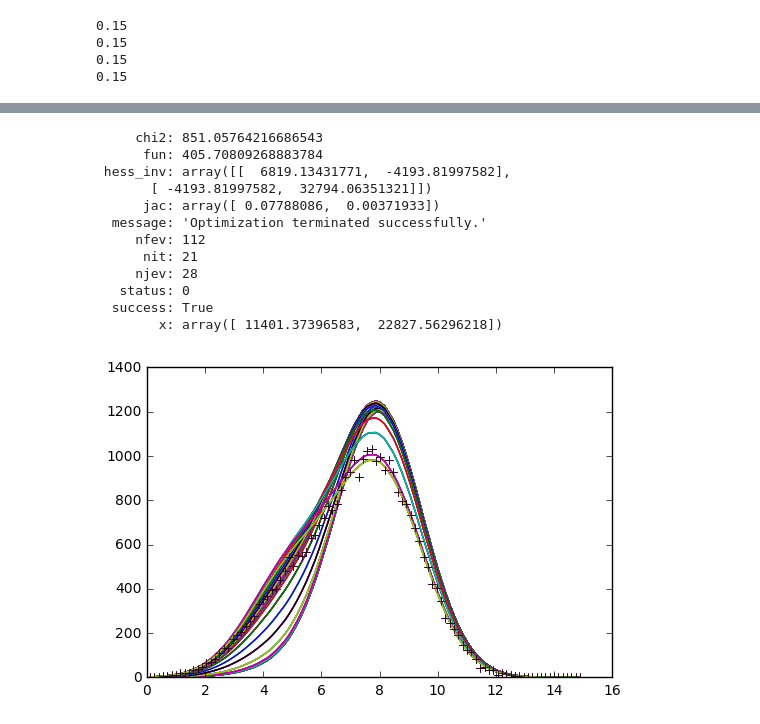
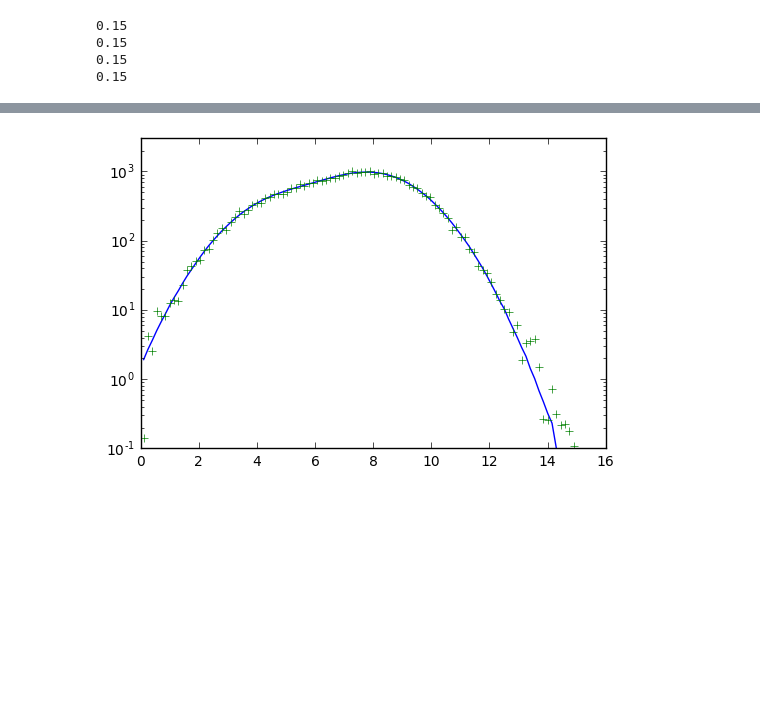
Before and after one commit to bpalmeiro/Next_Energy, a Jupyter notebook: Notebooks/Fits.ipynb, the cells around one changed output, grey strips where cells are left out. Drawn from its saved outputs; the diff is of its cells as text; code cells hidden in the pictures; blank space fills up the shorter version.

```diff
--- a/Notebooks/Fits.ipynb
+++ b/Notebooks/Fits.ipynb
@@ -11,7 +11,7 @@ from scipy.special import gammaln
 from copy import copy
 
 def generalLogPoisson(x,mu):
-    return -mu+x*np.log(mu)-gammaln(x+1)
+    return -mu+x*np.log(mu+0.001)-gammaln(x+1)
 
 
 class Fit():
@@ -27,6 +27,7 @@ class Fit():
             initial values for the fit)
         '''
         self.E = E[:]
+        self.Ep = np.linspace(0.5,2.8,100)
         self.spectrum = spectrum.hist[:]
         for i in PDFs:
             print(i.Int)
@@ -38,28 +39,54 @@ class Fit():
         '''
         function meant to compute the LogLikelihood
         '''
-        print(self.PDFs,nevs)
+        #print(self.PDFs,nevs)
+        for i in nevs:
+            if i<0.: return 1e12
         ypdf = np.array([sum([n*pdfi.pdf(Ei) for pdfi,n in zip(self.PDFs,nevs)]) for Ei in self.E])
         ydat = self.spectrum
-        print(type(ydat))
-        print(type(ypdf))
+        #print(type(ydat))
+        #print(type(ypdf))
         lm = (np.array(generalLogPoisson(ydat,ypdf))).sum()
-        plt.plot(self.E,ypdf)
-        plt.plot(self.E,ydat,'+')
+
 
         return -lm
 
     def FitLLM(self,nevs, **kwargs):
         nevs = np.array(nevs)
         fit = self.LogLikelihood
-        res = sop.minimize(fit,nevs,**kwargs)
+        res = sop.minimize(fit,nevs,method='Nelder-Mead',**kwargs)
         ypdf = np.array([sum([n*pdfi.pdf(Ei) for pdfi,n in zip(self.PDFs,res.x)]) for Ei in self.E])
+
         ydat = self.spectrum
+
+        plt.plot(self.E,ypdf)
+        plt.plot(self.E,ydat,'+')
+        plt.semilogy()
+        plt.ylim([1e-1,3e3])
         chi2 = -1
         if (res.success):
             chi2 = np.sum((ypdf-ydat)**2)/(1.*(len(ypdf)-len(nevs)))
         res.chi2 = chi2
         return res
+
+    def LeastSQ(self,nevs):
+        ypdf = np.array([sum([n*pdfi.pdf(Ei) for pdfi,n in zip(self.PDFs,nevs)]) for Ei in self.E])
+        ydat = self.spectrum
+        return np.power(ypdf-ydat,2).sum()
+
+    def FitLeastSQ(self,nevs,**kwargs):
+        nevs = np.array(nevs)
+        fit = self.LeastSQ
+        res = sop.minimize(fit,nevs,method='Nelder-Mead',**kwargs)
+        ypdf = np.array([sum([n*pdfi.pdf(Ei) for pdfi,n in zip(self.PDFs,res.x)]) for Ei in self.E])
+        ydat = self.spectrum
+        chi2 = -1
+        plt.plot(self.E,ypdf)
+        plt.plot(self.E,ydat,'+')
+        if (res.success):
+            chi2 = np.sum((ypdf-ydat)**2)/(1.*(len(ypdf)-len(nevs)))
+        res.chi2 = chi2
+        return res
 # %%
 auxlist = np.random.normal(5,1.5,10000000)
 a = hist(auxlist,100,0,15)
@@ -108,3 +130,3 @@ w = fit.LogLikelihood([100.,100.])
 # %%
-fit.FitLLM([1000.,30000.], tol=0.1)
+fit.FitLLM([1000.,30000.])
 # %% [output]
@@ -128,15 +144,3 @@ fit.FitLLM([1000.,30000.], tol=0.1)
-     chi2: 851.05764216686543
-      fun: 405.70809268883784
- hess_inv: array([[  6819.13431771,  -4193.81997582],
-       [ -4193.81997582,  32794.06351321]])
-      jac: array([ 0.07788086,  0.00371933])
-  message: 'Optimization terminated successfully.'
-     nfev: 112
-      nit: 21
-     njev: 28
-   status: 0
-  success: True
-        x: array([ 11401.37396583,  22827.56296218])
-[figure, old version]
+[figure, new version]
 # %%
 a = hist([],100,0,10)
```
Also changed, not shown: parts of 4 cells of this notebook, 4 other files.
